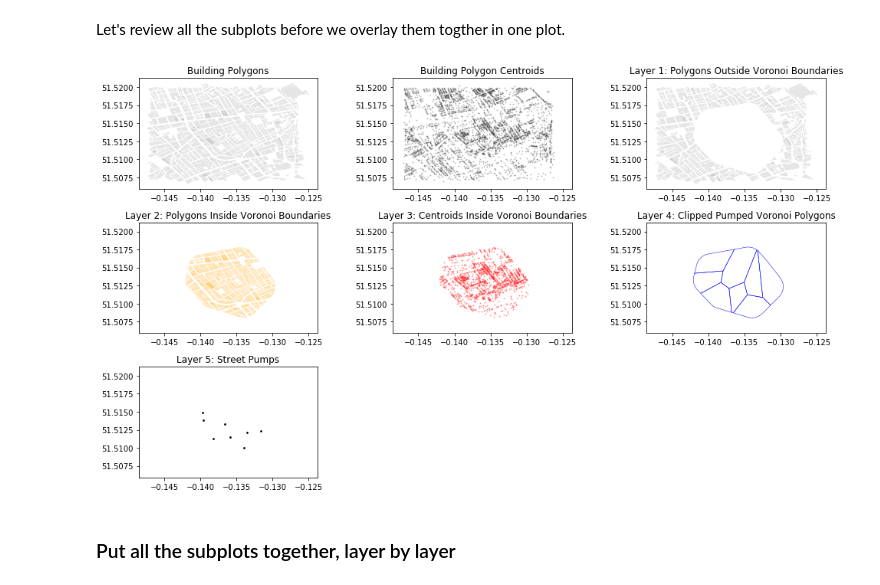
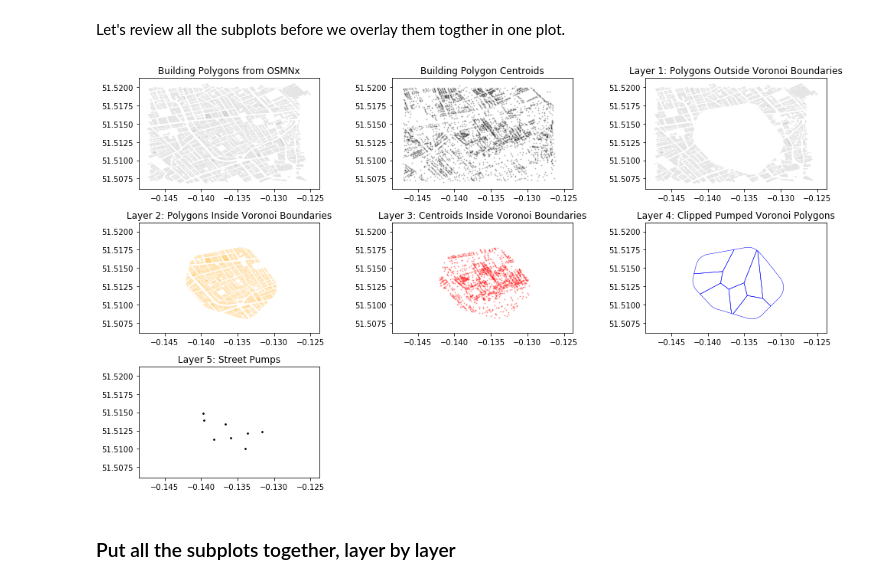
Before and after one commit to nravilla/1854-Cholera-Outbreak-London-Advanced-2, a Jupyter notebook: NB06-Buildings-in-Voronoi-Cells.ipynb, the cells around one changed output. Drawn from its saved outputs; the diff is of its cells as text; code cells hidden in the pictures.

```diff
--- a/NB06-Buildings-in-Voronoi-Cells.ipynb
+++ b/NB06-Buildings-in-Voronoi-Cells.ipynb
@@ -233,35 +218,35 @@ ax1 = fig.add_subplot(331)
 ax2 = fig.add_subplot(332, sharey=ax1, sharex=ax1)
 ax3 = fig.add_subplot(333, sharey=ax1, sharex=ax1)
 ax4 = fig.add_subplot(334, sharey=ax1, sharex=ax1)
 ax5 = fig.add_subplot(335, sharey=ax1, sharex=ax1)
 ax6 = fig.add_subplot(336, sharey=ax1, sharex=ax1)
 ax7 = fig.add_subplot(337, sharey=ax1, sharex=ax1)
 
 footprints_gdf['geometry'].plot(color='gray', alpha=0.2, ax=ax1)
-ax1.set_title('Building Polygons')
+ax1.set_title('Building Polygons from OSMNx')
 
 footprints_centroid_gdf.geometry.plot(color='black', alpha=0.2, markersize=1, ax=ax2)
 ax2.set_title('Building Polygon Centroids')
 
 difference1.plot(color='gray', alpha=0.2, ax=ax3)
 ax3.set_title('Layer 1: Polygons Outside Voronoi Boundaries')
 
 intersection.plot(color='orange', alpha=0.3, ax=ax4)
 ax4.set_title('Layer 2: Polygons Inside Voronoi Boundaries')
 
 difference2['geometry'].plot(color='red', alpha=0.3, markersize=1, ax=ax5)
 ax5.set_title('Layer 3: Centroids Inside Voronoi Boundaries')
 
 clipped_voronoi_gdf.plot(facecolor="none", edgecolor='blue', linewidth=0.5, ax=ax6)
 ax6.set_title('Layer 4: Clipped Pumped Voronoi Polygons')
 
 pumps_gdf.plot(color='black', ax=ax7, markersize=3)
 ax7.set_title('Layer 5: Street Pumps')
 
 plt.tight_layout()
 plt.show()
 # %% [output]
-[figure, old version]
+[figure, new version]
 # %% [markdown]
 ### Put all the subplots together, layer by layer
 # %% [markdown]
```
Also changed, not shown: parts of 24 cells of this notebook, 12 other files.
